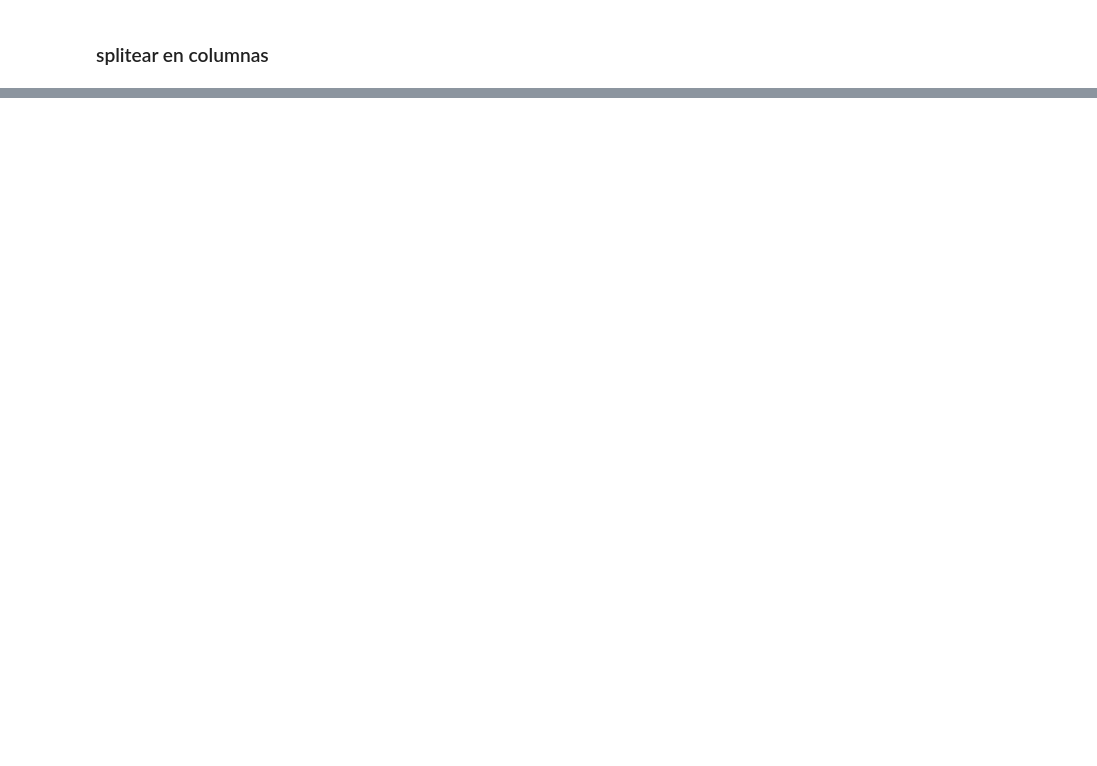
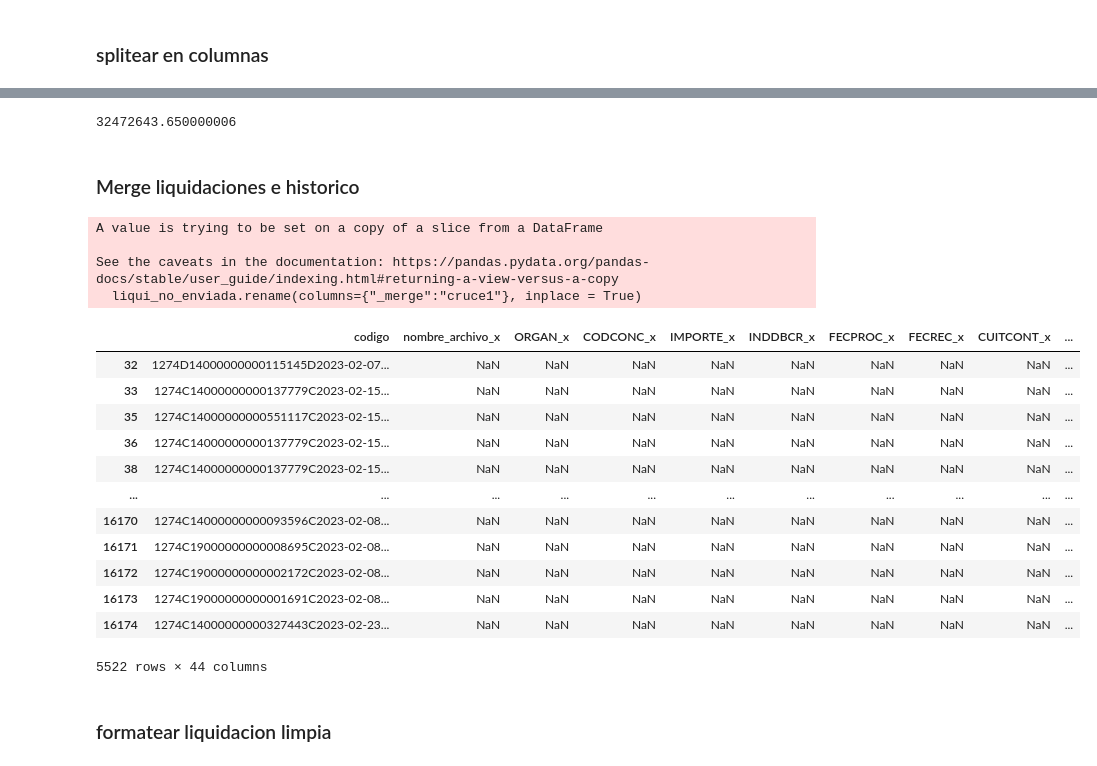
Before and after one commit to dantegarciadev/osoetsy_csv, a Jupyter notebook: ordenar_pagos_TIS.ipynb, the cells around one changed output, grey strips where cells are left out. Drawn from its saved outputs; the diff is of its cells as text; code cells hidden in the pictures; blank space fills up the shorter version.

```diff
--- a/ordenar_pagos_TIS.ipynb
+++ b/ordenar_pagos_TIS.ipynb
@@ -58,20 +60,20 @@ pago_tis
 # %%
-carpeta = None
-while carpeta is None:
+directorio = None
+while directorio is None:
     directorio = funciones.seleccionar_directorio()
     print(directorio)
     if directorio:
         try:
             archivos_txt = glob.glob(directorio + '/*.txt')
-            datos_combinados = pd.DataFrame()
+            historico_tis = pd.DataFrame()
             for archivo_txt in archivos_txt:
                 nombre_columna='codigo'
                 df = pd.read_csv(archivo_txt, header=None, names=[nombre_columna])
                 nombre_archivo = archivo_txt.split("\\")[-1].split(".")[0] # Extraer el nombre del archivo sin la extensión
                 df['nombre_archivo']= nombre_archivo
-                historico_tis = pd.concat([datos_combinados, df])
+                historico_tis = pd.concat([historico_tis, df])
 
-            print(datos_combinados.dtypes)
+            print(historico_tis)
             break
         except UnicodeDecodeError:
             print("Error de decodificación de caracteres. Intenta con otra codificación o archivo.")
@@ -95,9 +131,9 @@ pago_tis['BANCO']= pago_tis['codigo'].str.slice(84, 87)
 pago_tis['CODSUC']= pago_tis['codigo'].str.slice(87, 90)
 pago_tis['ZONA']= pago_tis['codigo'].str.slice(90, 92)
 pago_tis['USOFUTURO']= pago_tis['codigo'].str.slice(92, 94)
-pago_tis['USOFUTURO']= pago_tis['codigo'].str.slice(94, 95)
-pago_tis['USOFUTURO']= pago_tis['codigo'].str.slice(95, 96)
-pago_tis['USOFUTURO']= pago_tis['codigo'].str.slice(96, 98)
+pago_tis['USOFUTURO1']= pago_tis['codigo'].str.slice(94, 95)
+pago_tis['USOFUTURO2']= pago_tis['codigo'].str.slice(95, 96)
+pago_tis['USOFUTURO3']= pago_tis['codigo'].str.slice(96, 98)
 pago_tis['TIPOPAGO']= pago_tis['codigo'].str.slice(98, 99)
 pago_tis['MARCAPR']= pago_tis['codigo'].str.slice(99, 100)
 
@@ -117,8 +153,8 @@ historico_tis['BANCO']= historico_tis['codigo'].str.slice(84, 87)
 historico_tis['CODSUC']= historico_tis['codigo'].str.slice(87, 90)
 historico_tis['ZONA']= historico_tis['codigo'].str.slice(90, 92)
 historico_tis['USOFUTURO']= historico_tis['codigo'].str.slice(92, 94)
-historico_tis['USOFUTURO']= historico_tis['codigo'].str.slice(94, 95)
-historico_tis['USOFUTURO']= historico_tis['codigo'].str.slice(95, 96)
-historico_tis['USOFUTURO']= historico_tis['codigo'].str.slice(96, 98)
+historico_tis['USOFUTURO1']= historico_tis['codigo'].str.slice(94, 95)
+historico_tis['USOFUTURO2']= historico_tis['codigo'].str.slice(95, 96)
+historico_tis['USOFUTURO3']= historico_tis['codigo'].str.slice(96, 98)
 historico_tis['TIPOPAGO']= historico_tis['codigo'].str.slice(98, 99)
 historico_tis['MARCAPR']= historico_tis['codigo'].str.slice(99, 100)
@@ -140,0 +161,35 @@ pago_tis
+# %%
+#pago_tis['IMPORTE'].sum()
+historico_tis['IMPORTE'].sum()
+# %% [output]
+32472643.650000006
+# %% [markdown]
+### Merge liquidaciones e historico
+# %%
+cruce_liquid= pd.merge(pago_tis, historico_tis, left_on='codigo', right_on='codigo', how='left', indicator=True)
+cruce_liquid.to_csv("prueba.csv", index=False, sep=';')
+liqui_no_enviada=cruce_liquid[cruce_liquid["_merge"] == "right_only"]
+liqui_no_enviada.rename(columns={"_merge":"cruce1"}, inplace = True)
+# %% [output]
+A value is trying to be set on a copy of a slice from a DataFrame
+
+See the caveats in the documentation: https://pandas.pydata.org/pandas-docs/stable/user_guide/indexing.html#returning-a-view-versus-a-copy
+  liqui_no_enviada.rename(columns={"_merge":"cruce1"}, inplace = True)
+# %%
+liqui_no_enviada
+# %% [output]
+|  | codigo | nombre_archivo_x | ORGAN_x | CODCONC_x | IMPORTE_x | INDDBCR_x | FECPROC_x | FECREC_x | CUITCONT_x | ... |
+| 32 | 1274D14000000000115145D2023-02-07... | NaN | NaN | NaN | NaN | NaN | NaN | NaN | NaN | ... |
+| 33 | 1274C14000000000137779C2023-02-15... | NaN | NaN | NaN | NaN | NaN | NaN | NaN | NaN | ... |
+| 35 | 1274C14000000000551117C2023-02-15... | NaN | NaN | NaN | NaN | NaN | NaN | NaN | NaN | ... |
+| 36 | 1274C14000000000137779C2023-02-15... | NaN | NaN | NaN | NaN | NaN | NaN | NaN | NaN | ... |
+| 38 | 1274C14000000000137779C2023-02-15... | NaN | NaN | NaN | NaN | NaN | NaN | NaN | NaN | ... |
+| ... | ... | ... | ... | ... | ... | ... | ... | ... | ... | ... |
+| 16170 | 1274C14000000000093596C2023-02-08... | NaN | NaN | NaN | NaN | NaN | NaN | NaN | NaN | ... |
+| 16171 | 1274C19000000000008695C2023-02-08... | NaN | NaN | NaN | NaN | NaN | NaN | NaN | NaN | ... |
+| 16172 | 1274C19000000000002172C2023-02-08... | NaN | NaN | NaN | NaN | NaN | NaN | NaN | NaN | ... |
+| 16173 | 1274C19000000000001691C2023-02-08... | NaN | NaN | NaN | NaN | NaN | NaN | NaN | NaN | ... |
+| 16174 | 1274C14000000000327443C2023-02-23... | NaN | NaN | NaN | NaN | NaN | NaN | NaN | NaN | ... |
+5522 rows × 44 columns
+# %% [markdown]
+### formatear liquidacion limpia
```
Also changed, not shown: parts of 15 cells of this notebook.
